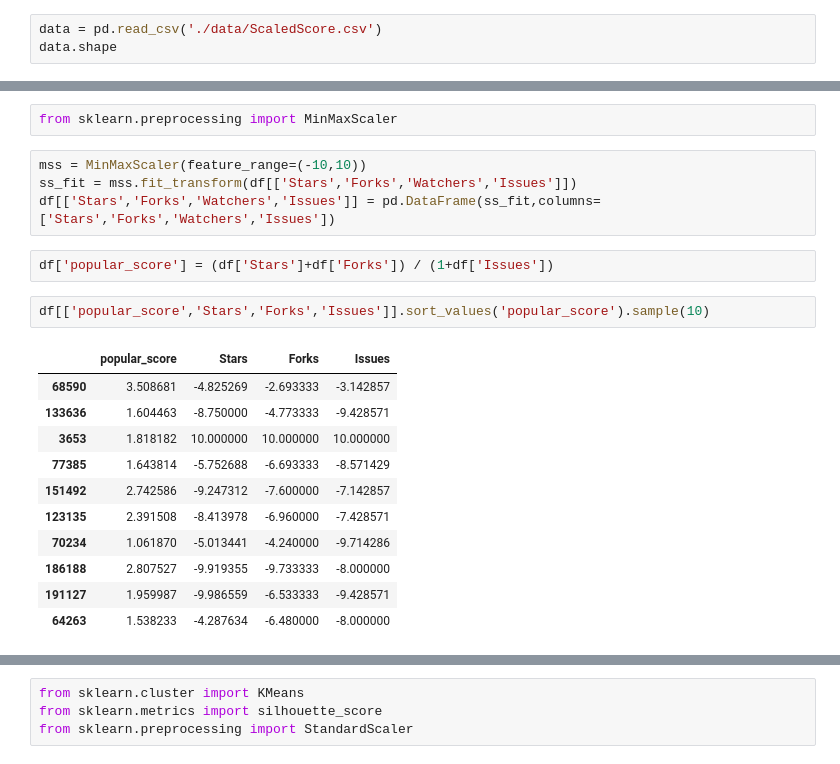
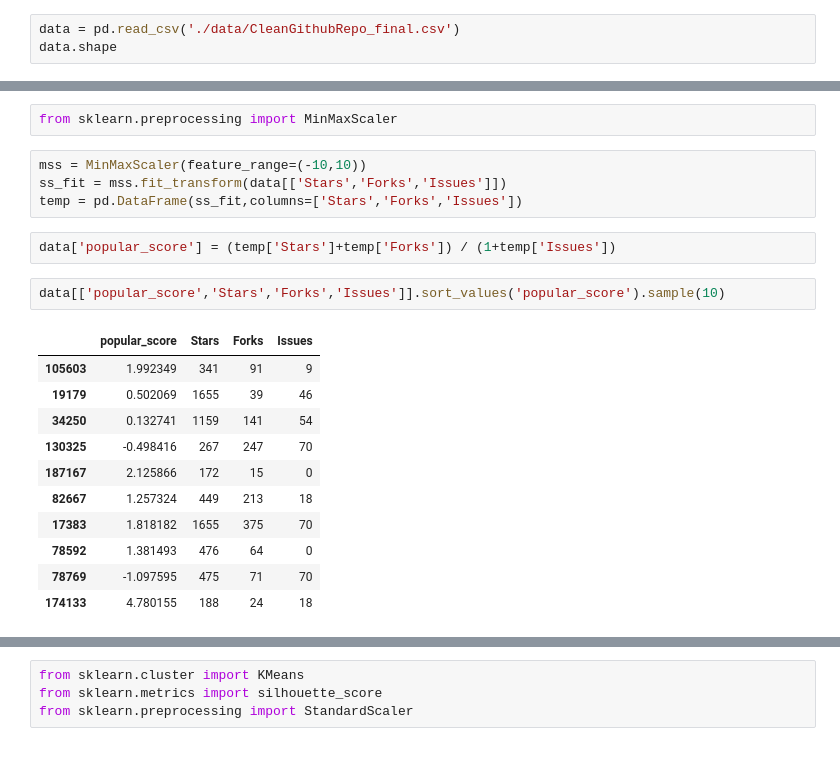
Before and after one commit to Axis-Uz/GitRepo-Analysis, a Jupyter notebook: Modeling.ipynb, the cells around one changed output, grey strips where cells are left out. Drawn from its saved outputs; the diff is of its cells as text.

Commit message:
Finalized for Presentation II

```diff
--- a/Modeling.ipynb
+++ b/Modeling.ipynb
@@ -14,6 +13,6 @@ from scope_fun import *
 # %% [markdown]
 As the dataset is so huge, we won't work on the whole dataset for performance reason and will first work on samples of the data
 # %%
-data = pd.read_csv('./data/ScaledScore.csv')
+data = pd.read_csv('./data/CleanGithubRepo_final.csv')
 data.shape
 # %% [output]
@@ -133,22 +43,22 @@ A Popular Repo will have the following features --
 from sklearn.preprocessing import MinMaxScaler
 # %%
 mss = MinMaxScaler(feature_range=(-10,10))
-ss_fit = mss.fit_transform(df[['Stars','Forks','Watchers','Issues']])
-df[['Stars','Forks','Watchers','Issues']] = pd.DataFrame(ss_fit,columns=['Stars','Forks','Watchers','Issues'])
+ss_fit = mss.fit_transform(data[['Stars','Forks','Issues']])
+temp = pd.DataFrame(ss_fit,columns=['Stars','Forks','Issues'])
 # %%
-df['popular_score'] = (df['Stars']+df['Forks']) / (1+df['Issues'])
+data['popular_score'] = (temp['Stars']+temp['Forks']) / (1+temp['Issues'])
 # %%
-df[['popular_score','Stars','Forks','Issues']].sort_values('popular_score').sample(10)
+data[['popular_score','Stars','Forks','Issues']].sort_values('popular_score').sample(10)
 # %% [output]
 |  | popular_score | Stars | Forks | Issues |
-| 68590 | 3.508681 | -4.825269 | -2.693333 | -3.142857 |
-| 133636 | 1.604463 | -8.750000 | -4.773333 | -9.428571 |
-| 3653 | 1.818182 | 10.000000 | 10.000000 | 10.000000 |
-| 77385 | 1.643814 | -5.752688 | -6.693333 | -8.571429 |
-| 151492 | 2.742586 | -9.247312 | -7.600000 | -7.142857 |
-| 123135 | 2.391508 | -8.413978 | -6.960000 | -7.428571 |
-| 70234 | 1.061870 | -5.013441 | -4.240000 | -9.714286 |
-| 186188 | 2.807527 | -9.919355 | -9.733333 | -8.000000 |
-| 191127 | 1.959987 | -9.986559 | -6.533333 | -9.428571 |
-| 64263 | 1.538233 | -4.287634 | -6.480000 | -8.000000 |
+| 105603 | 1.992349 | 341 | 91 | 9 |
+| 19179 | 0.502069 | 1655 | 39 | 46 |
+| 34250 | 0.132741 | 1159 | 141 | 54 |
+| 130325 | -0.498416 | 267 | 247 | 70 |
+| 187167 | 2.125866 | 172 | 15 | 0 |
+| 82667 | 1.257324 | 449 | 213 | 18 |
+| 17383 | 1.818182 | 1655 | 375 | 70 |
+| 78592 | 1.381493 | 476 | 64 | 0 |
+| 78769 | -1.097595 | 475 | 71 | 70 |
+| 174133 | 4.780155 | 188 | 24 | 18 |
 # %%
```
Also changed, not shown: parts of 66 cells of this notebook, 7 other files.
